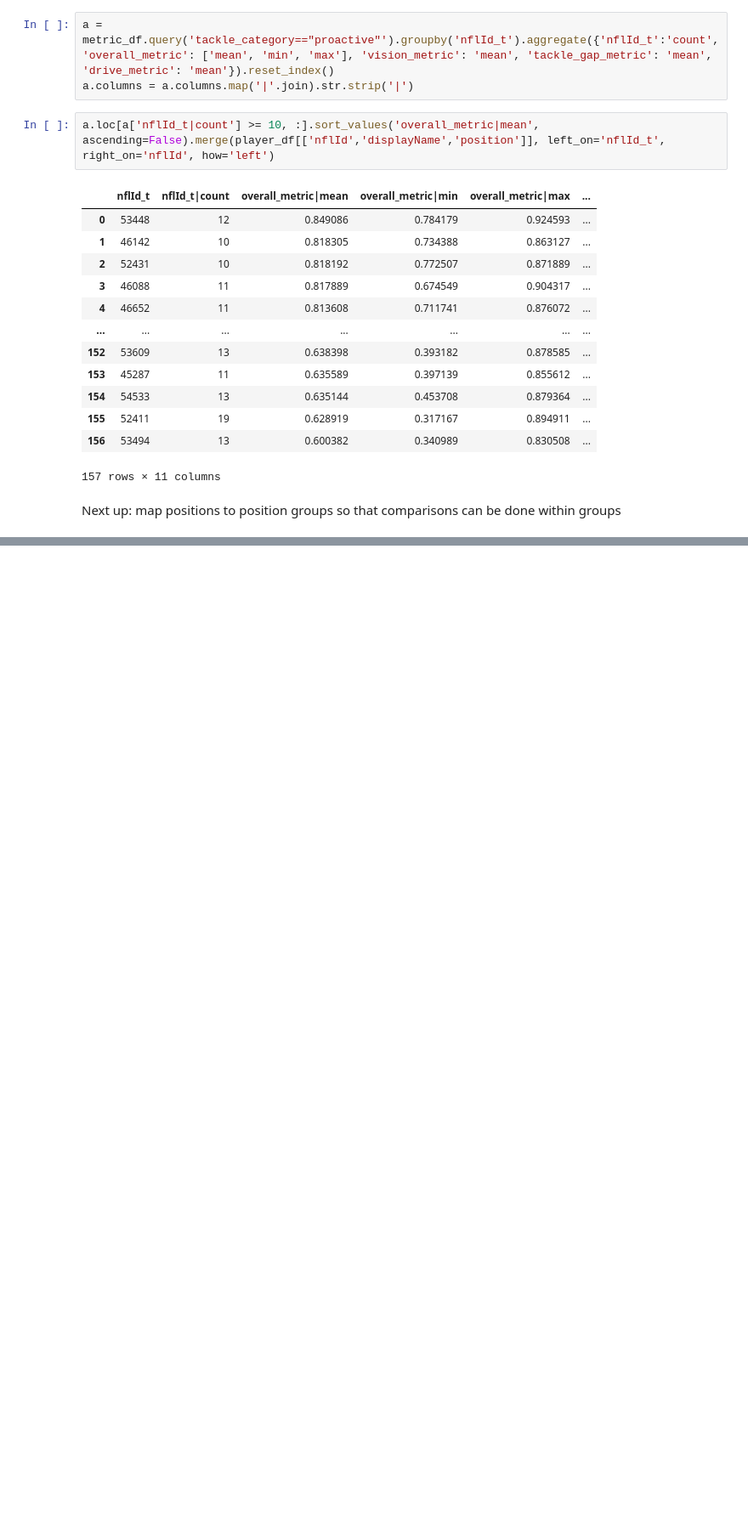
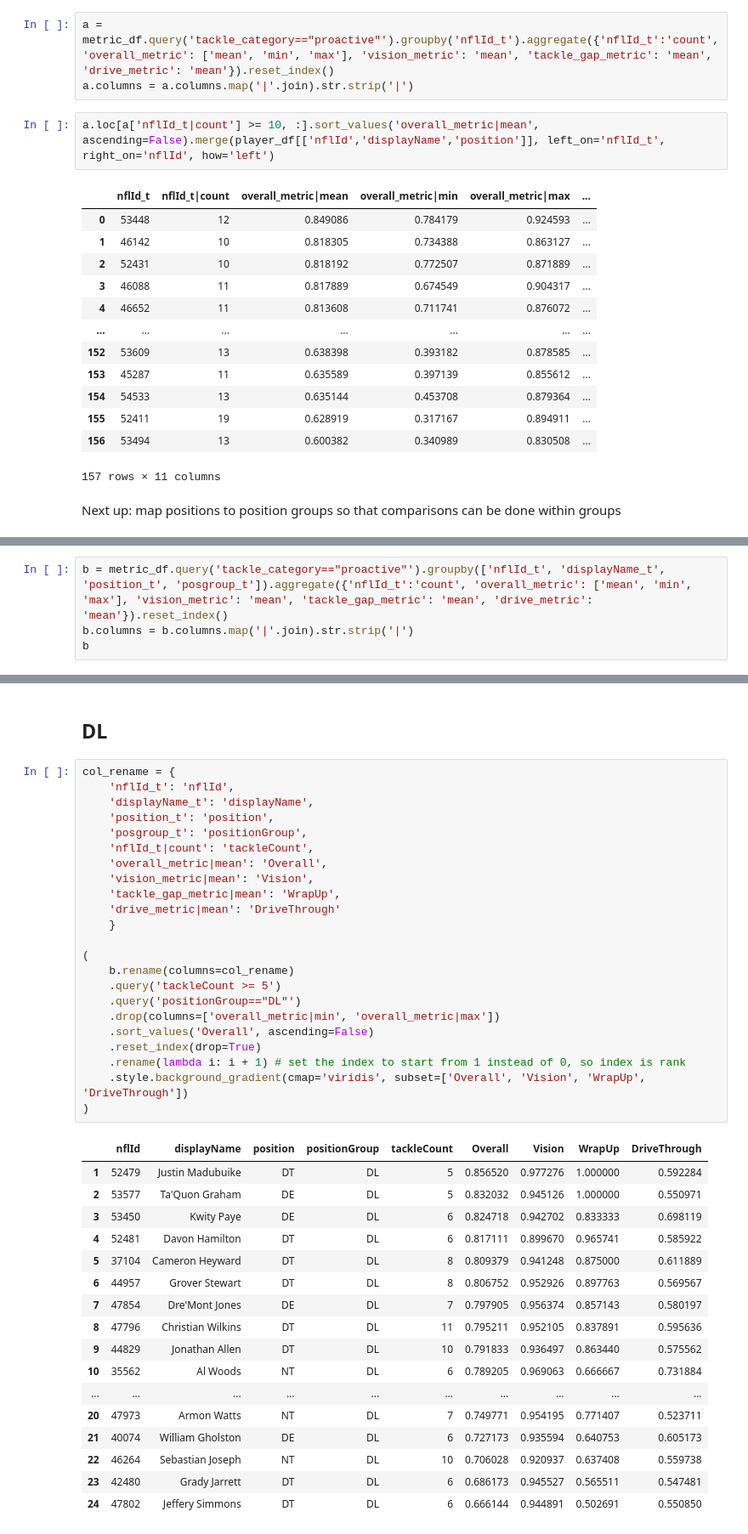
Before and after one commit to pschlais/kaggle_nfl_bdb_2024, a Jupyter notebook: analysis_workspace.ipynb, the cells around one changed output, grey strips where cells are left out. Shown at 85% size. Saved outputs shown, nothing was run; the diff lists cells and outputs as text; blank space fills up the shorter version.

```diff
--- a/analysis_workspace.ipynb
+++ b/analysis_workspace.ipynb
@@ -188,0 +250,4 @@ Next up: map positions to position groups so that comparisons can be done within
+# %%
+b = metric_df.query('tackle_category=="proactive"').groupby(['nflId_t', 'displayName_t', 'position_t', 'posgroup_t']).aggregate({'nflId_t':'count', 'overall_metric': ['mean', 'min', 'max'], 'vision_metric': 'mean', 'tackle_gap_metric': 'mean', 'drive_metric': 'mean'}).reset_index()
+b.columns = b.columns.map('|'.join).str.strip('|')
+b
@@ -188,0 +268,43 @@ Next up: map positions to position groups so that comparisons can be done within
+# %% [markdown]
+## DL
+# %%
+col_rename = {
+    'nflId_t': 'nflId',
+    'displayName_t': 'displayName',
+    'position_t': 'position',
+    'posgroup_t': 'positionGroup',
+    'nflId_t|count': 'tackleCount',
+    'overall_metric|mean': 'Overall',
+    'vision_metric|mean': 'Vision',
+    'tackle_gap_metric|mean': 'WrapUp',
+    'drive_metric|mean': 'DriveThrough'
+    }
+
+(
+    b.rename(columns=col_rename)
+    .query('tackleCount >= 5')
+    .query('positionGroup=="DL"')
+    .drop(columns=['overall_metric|min', 'overall_metric|max'])
+    .sort_values('Overall', ascending=False)
+    .reset_index(drop=True)
+    .rename(lambda i: i + 1) # set the index to start from 1 instead of 0, so index is rank
+    .style.background_gradient(cmap='viridis', subset=['Overall', 'Vision', 'WrapUp', 'DriveThrough'])
+)
+# %% [output]
+|  | nflId | displayName | position | positionGroup | tackleCount | Overall | Vision | WrapUp | DriveThrough |
+| 1 | 52479 | Justin Madubuike | DT | DL | 5 | 0.856520 | 0.977276 | 1.000000 | 0.592284 |
+| 2 | 53577 | Ta'Quon Graham | DE | DL | 5 | 0.832032 | 0.945126 | 1.000000 | 0.550971 |
+| 3 | 53450 | Kwity Paye | DE | DL | 6 | 0.824718 | 0.942702 | 0.833333 | 0.698119 |
+| 4 | 52481 | Davon Hamilton | DT | DL | 6 | 0.817111 | 0.899670 | 0.965741 | 0.585922 |
+| 5 | 37104 | Cameron Heyward | DT | DL | 8 | 0.809379 | 0.941248 | 0.875000 | 0.611889 |
+| 6 | 44957 | Grover Stewart | DT | DL | 8 | 0.806752 | 0.952926 | 0.897763 | 0.569567 |
+| 7 | 47854 | Dre'Mont Jones | DE | DL | 7 | 0.797905 | 0.956374 | 0.857143 | 0.580197 |
+| 8 | 47796 | Christian Wilkins | DT | DL | 11 | 0.795211 | 0.952105 | 0.837891 | 0.595636 |
+| 9 | 44829 | Jonathan Allen | DT | DL | 10 | 0.791833 | 0.936497 | 0.863440 | 0.575562 |
+| 10 | 35562 | Al Woods | NT | DL | 6 | 0.789205 | 0.969063 | 0.666667 | 0.731884 |
+| ... | ... | ... | ... | ... | ... | ... | ... | ... | ... |
+| 20 | 47973 | Armon Watts | NT | DL | 7 | 0.749771 | 0.954195 | 0.771407 | 0.523711 |
+| 21 | 40074 | William Gholston | DE | DL | 6 | 0.727173 | 0.935594 | 0.640753 | 0.605173 |
+| 22 | 46264 | Sebastian Joseph | NT | DL | 10 | 0.706028 | 0.920937 | 0.637408 | 0.559738 |
+| 23 | 42480 | Grady Jarrett | DT | DL | 6 | 0.686173 | 0.945527 | 0.565511 | 0.547481 |
+| 24 | 47802 | Jeffery Simmons | DT | DL | 6 | 0.666144 | 0.944891 | 0.502691 | 0.550850 |
```
Also changed, not shown: parts of 12 cells of this notebook.
